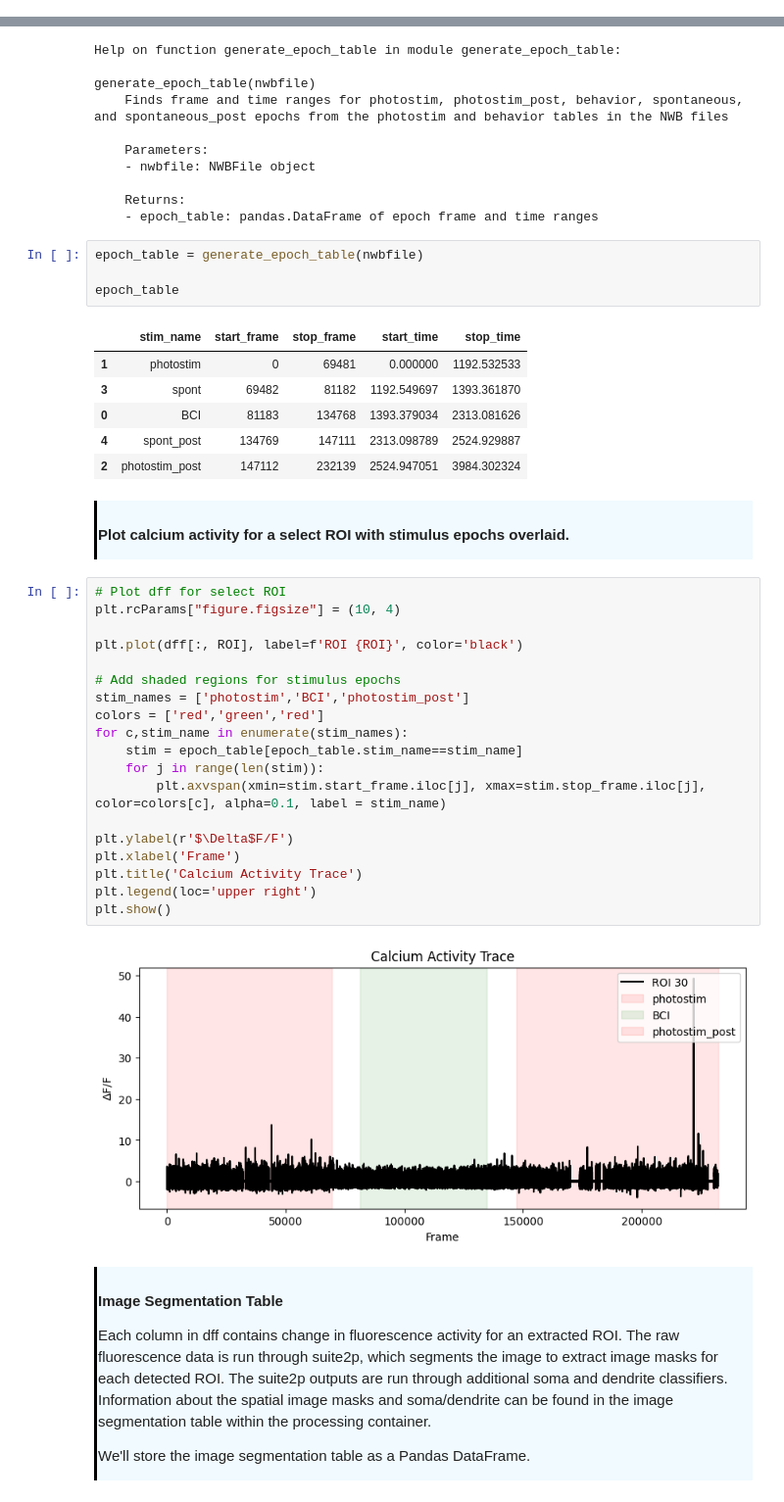
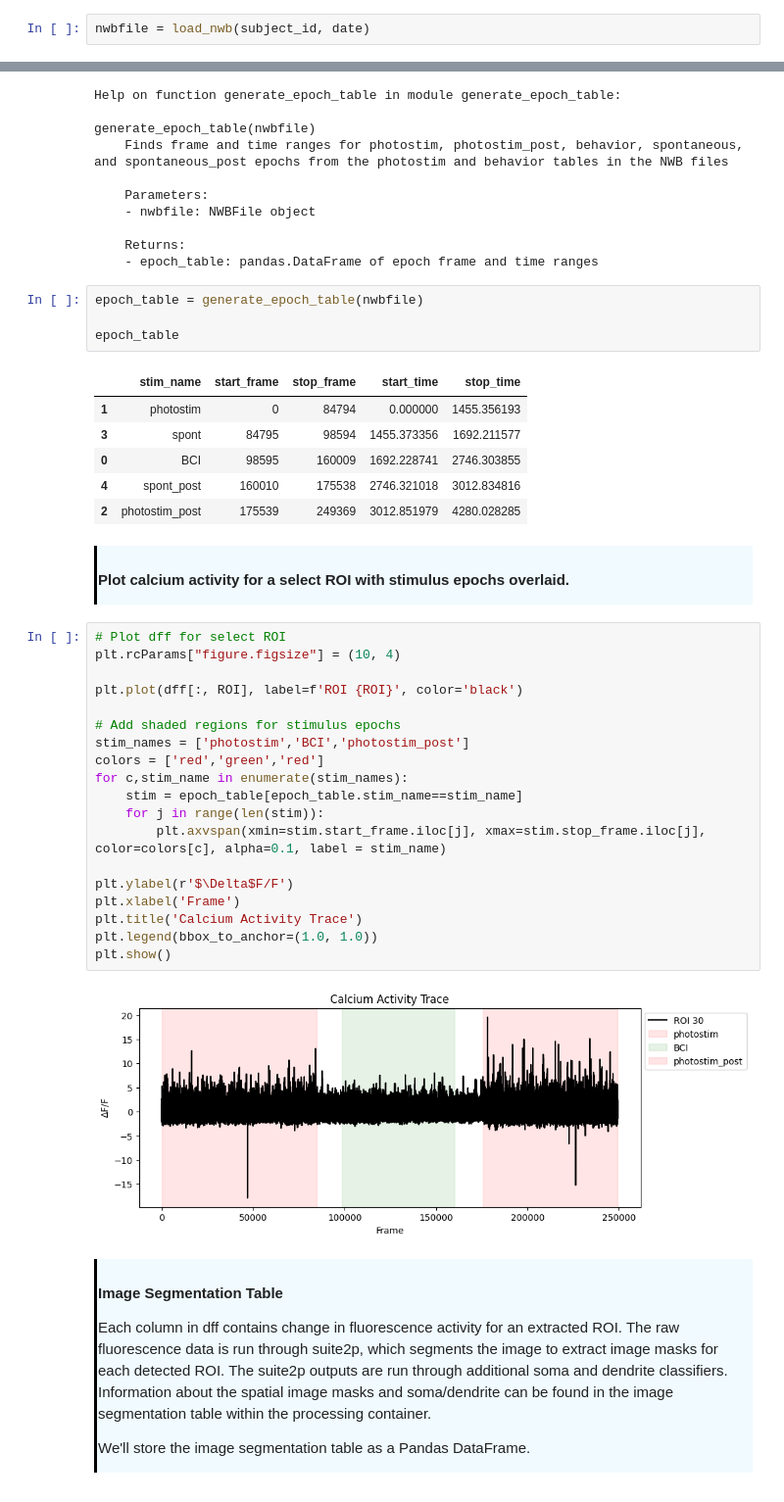
Before and after one commit to AllenNeuralDynamics/AIND-CNC-BCI-Workshop, a Jupyter notebook: code/load_data.ipynb, the cells around one changed output, grey strips where cells are left out. Shown at 98% size. Drawn from its saved outputs; the diff is of its cells as text.

Commit message:
Added load_data_SdV.ipynb, plot_config.py; and changes in 3 other files

```diff
--- a/code/load_data.ipynb
+++ b/code/load_data.ipynb
@@ -147,3 +148,5 @@ def load_nwb(subject_id, date):
     except Exception as e:
         print(f'Error loading file from {nwb_path}: {e}')
         return None
+# %%
+nwbfile = load_nwb(subject_id, date)
@@ -321,11 +328,11 @@ epoch_table = generate_epoch_table(nwbfile)
 epoch_table
 # %% [output]
 |  | stim_name | start_frame | stop_frame | start_time | stop_time |
-| 1 | photostim | 0 | 69481 | 0.000000 | 1192.532533 |
-| 3 | spont | 69482 | 81182 | 1192.549697 | 1393.361870 |
-| 0 | BCI | 81183 | 134768 | 1393.379034 | 2313.081626 |
-| 4 | spont_post | 134769 | 147111 | 2313.098789 | 2524.929887 |
-| 2 | photostim_post | 147112 | 232139 | 2524.947051 | 3984.302324 |
+| 1 | photostim | 0 | 84794 | 0.000000 | 1455.356193 |
+| 3 | spont | 84795 | 98594 | 1455.373356 | 1692.211577 |
+| 0 | BCI | 98595 | 160009 | 1692.228741 | 2746.303855 |
+| 4 | spont_post | 160010 | 175538 | 2746.321018 | 3012.834816 |
+| 2 | photostim_post | 175539 | 249369 | 3012.851979 | 4280.028285 |
 # %% [markdown]
 <div style="border-left: 3px solid #000; padding: 1px; padding-left: 10px; background: #F0FAFF; ">
 
@@ -333,24 +340,24 @@ epoch_table
 # %%
 # Plot dff for select ROI
 plt.rcParams["figure.figsize"] = (10, 4)
 
 plt.plot(dff[:, ROI], label=f'ROI {ROI}', color='black')
 
 # Add shaded regions for stimulus epochs
 stim_names = ['photostim','BCI','photostim_post']
 colors = ['red','green','red']
 for c,stim_name in enumerate(stim_names):
     stim = epoch_table[epoch_table.stim_name==stim_name]
     for j in range(len(stim)):
         plt.axvspan(xmin=stim.start_frame.iloc[j], xmax=stim.stop_frame.iloc[j], color=colors[c], alpha=0.1, label = stim_name)
 
 plt.ylabel(r'$\Delta$F/F')
 plt.xlabel('Frame')
 plt.title('Calcium Activity Trace')
-plt.legend(loc='upper right')
+plt.legend(bbox_to_anchor=(1.0, 1.0))
 plt.show()
 # %% [output]
-[figure, old version]
+[figure, new version]
 # %% [markdown]
 <div style="border-left: 3px solid #000; padding: 1px; padding-left: 10px; background: #F0FAFF; ">
 
```
Also changed, not shown: parts of 26 cells of this notebook, 2 other files.
